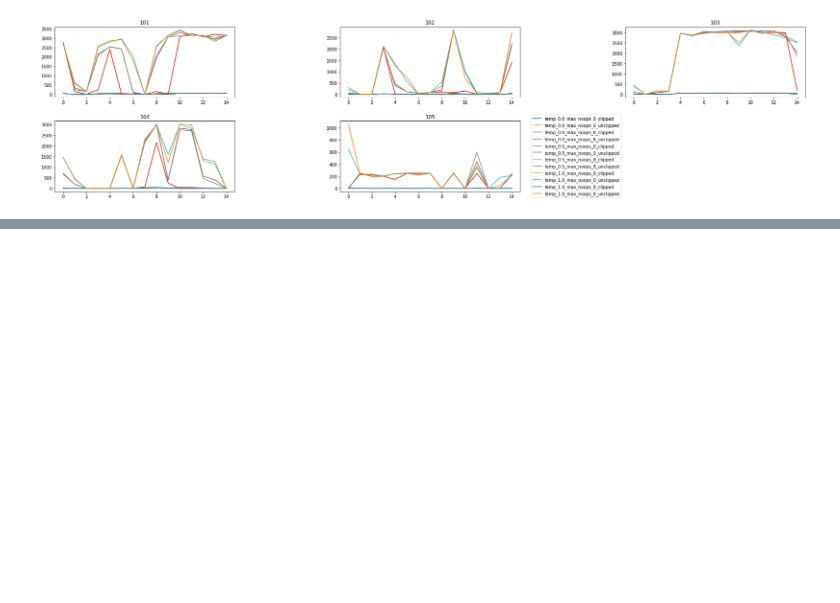
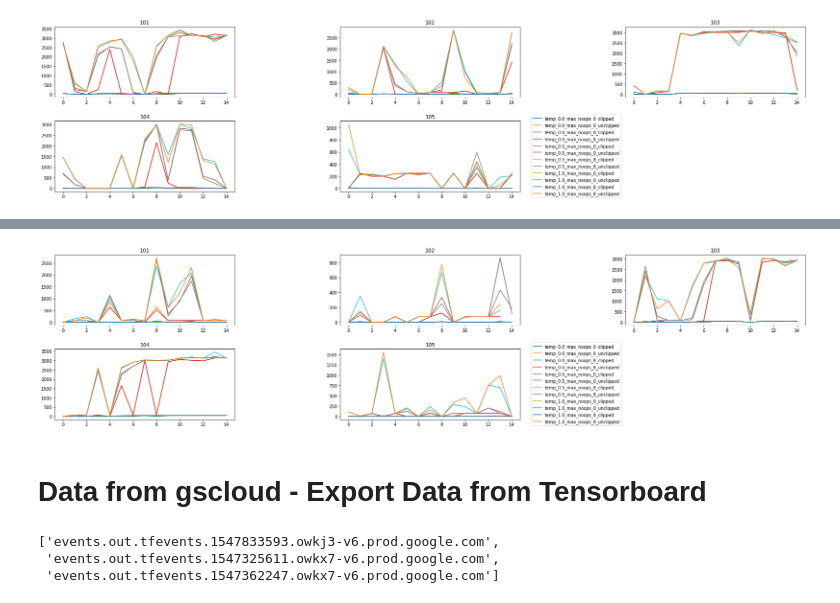
Before and after one commit to dakaun/worldmodel, a Jupyter notebook: tensor2tensor/tensor2tensor/rl/read_experiments/read_experiments.ipynb, the cells around one changed output, grey strips where cells are left out. Cells and saved outputs as stored; diff of their text form; code cells hidden in the pictures; blank space fills up the shorter version.

```diff
--- a/tensor2tensor/tensor2tensor/rl/read_experiments/read_experiments.ipynb
+++ b/tensor2tensor/tensor2tensor/rl/read_experiments/read_experiments.ipynb
@@ -92,0 +158,3 @@ plt.show()
+# %%
+resultshero = pd.read_csv('resulthero.csv')
+resultshero.head()
@@ -92,0 +168,28 @@ plt.show()
+# %%
+plt.figure(figsize=(25,15))
+for i in range(5):
+    index = 101 + i
+    hero_gcloud = resultshero[(resultshero['game']== 'Hero') &
+                           (resultshero['experiment_id'] == index)][-15:]
+    plt.subplot(5,3,(i+1))
+
+    plt.plot(hero_gcloud['epoch_num'], hero_gcloud['mean_reward/eval/sampling_temp_0.0_max_noops_0_clipped'], label='temp_0.0_max_noops_0_clipped')
+    plt.plot(hero_gcloud['epoch_num'], hero_gcloud['mean_reward/eval/sampling_temp_0.0_max_noops_0_unclipped'], label='temp_0.0_max_noops_0_unclipped')
+    plt.plot(hero_gcloud['epoch_num'], hero_gcloud['mean_reward/eval/sampling_temp_0.0_max_noops_8_clipped'], label='temp_0.0_max_noops_8_clipped')
+    plt.plot(hero_gcloud['epoch_num'], hero_gcloud['mean_reward/eval/sampling_temp_0.0_max_noops_8_unclipped'], label='temp_0.0_max_noops_8_unclipped')
+    plt.plot(hero_gcloud['epoch_num'], hero_gcloud['mean_reward/eval/sampling_temp_0.5_max_noops_0_clipped'], label='temp_0.5_max_noops_0_clipped')
+    plt.plot(hero_gcloud['epoch_num'], hero_gcloud['mean_reward/eval/sampling_temp_0.5_max_noops_0_unclipped'], label='temp_0.5_max_noops_0_unclipped')
+    plt.plot(hero_gcloud['epoch_num'], hero_gcloud['mean_reward/eval/sampling_temp_0.5_max_noops_8_clipped'], label='temp_0.5_max_noops_8_clipped')
+    plt.plot(hero_gcloud['epoch_num'], hero_gcloud['mean_reward/eval/sampling_temp_0.5_max_noops_8_unclipped'], label='temp_0.5_max_noops_8_unclipped')
+    plt.plot(hero_gcloud['epoch_num'], hero_gcloud['mean_reward/eval/sampling_temp_1.0_max_noops_0_clipped'], label='temp_1.0_max_noops_0_clipped')
+    plt.plot(hero_gcloud['epoch_num'], hero_gcloud['mean_reward/eval/sampling_temp_1.0_max_noops_0_unclipped'], label='temp_1.0_max_noops_0_unclipped')
+    plt.plot(hero_gcloud['epoch_num'], hero_gcloud['mean_reward/eval/sampling_temp_1.0_max_noops_8_clipped'], label='temp_1.0_max_noops_8_clipped')
+    plt.plot(hero_gcloud['epoch_num'], hero_gcloud['mean_reward/eval/sampling_temp_1.0_max_noops_8_unclipped'], label='temp_1.0_max_noops_8_unclipped')
+    plt.title(index)
+plt.legend(bbox_to_anchor=(1.05, 0.5), loc='center left')
+plt.tight_layout()
+plt.show()
+# %% [output]
+[figure, added]
+# %% [markdown]
+# Data from gscloud - Export Data from Tensorboard
@@ -92,0 +202,8 @@ plt.show()
+# %%
+path = '/home/student/t2t_train/test1/102'
+dir_data = [data for data in os.listdir(path) if data.startswith('event')]
+dir_data
+# %% [output]
+['events.out.tfevents.1547833593.owkj3-v6.prod.google.com',
+ 'events.out.tfevents.1547325611.owkx7-v6.prod.google.com',
+ 'events.out.tfevents.1547362247.owkx7-v6.prod.google.com']
```
Also changed, not shown: parts of 26 cells of this notebook.
